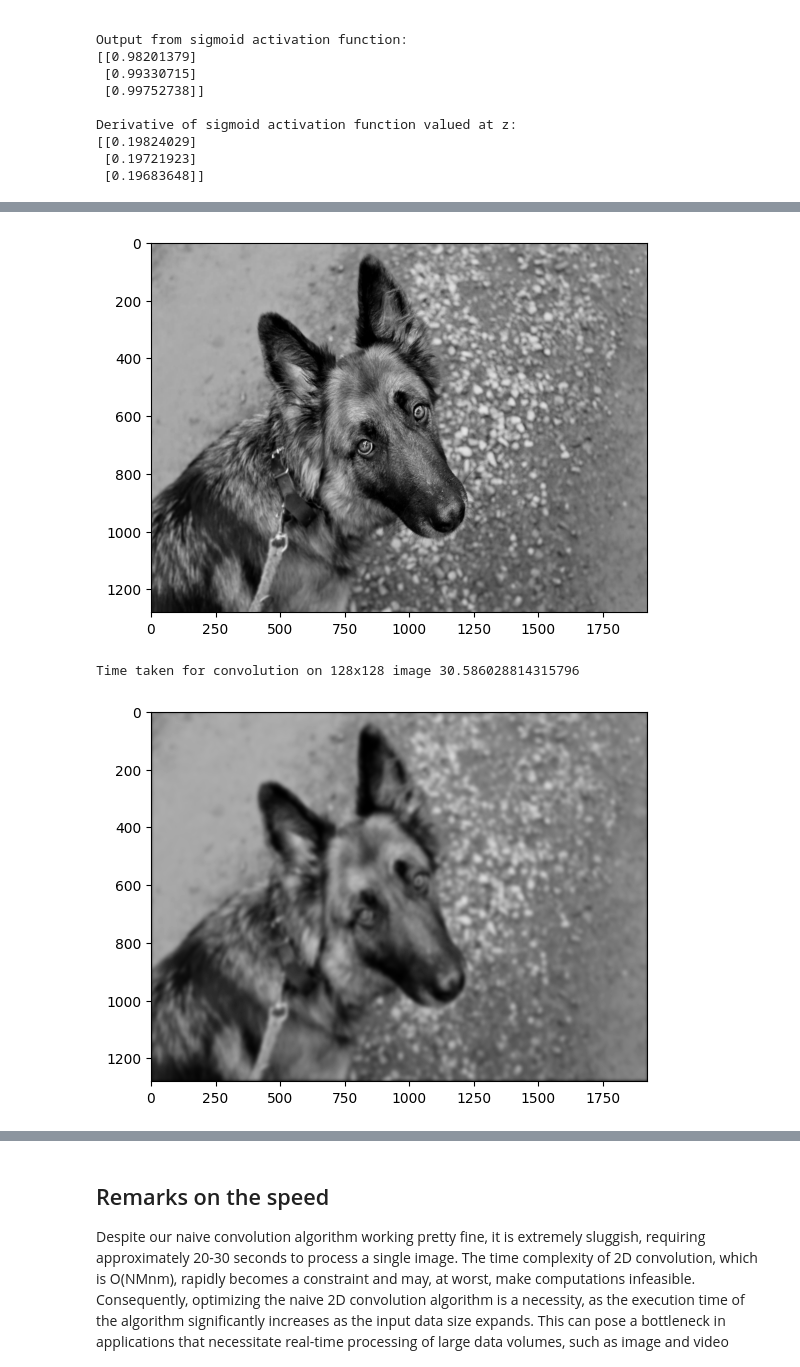
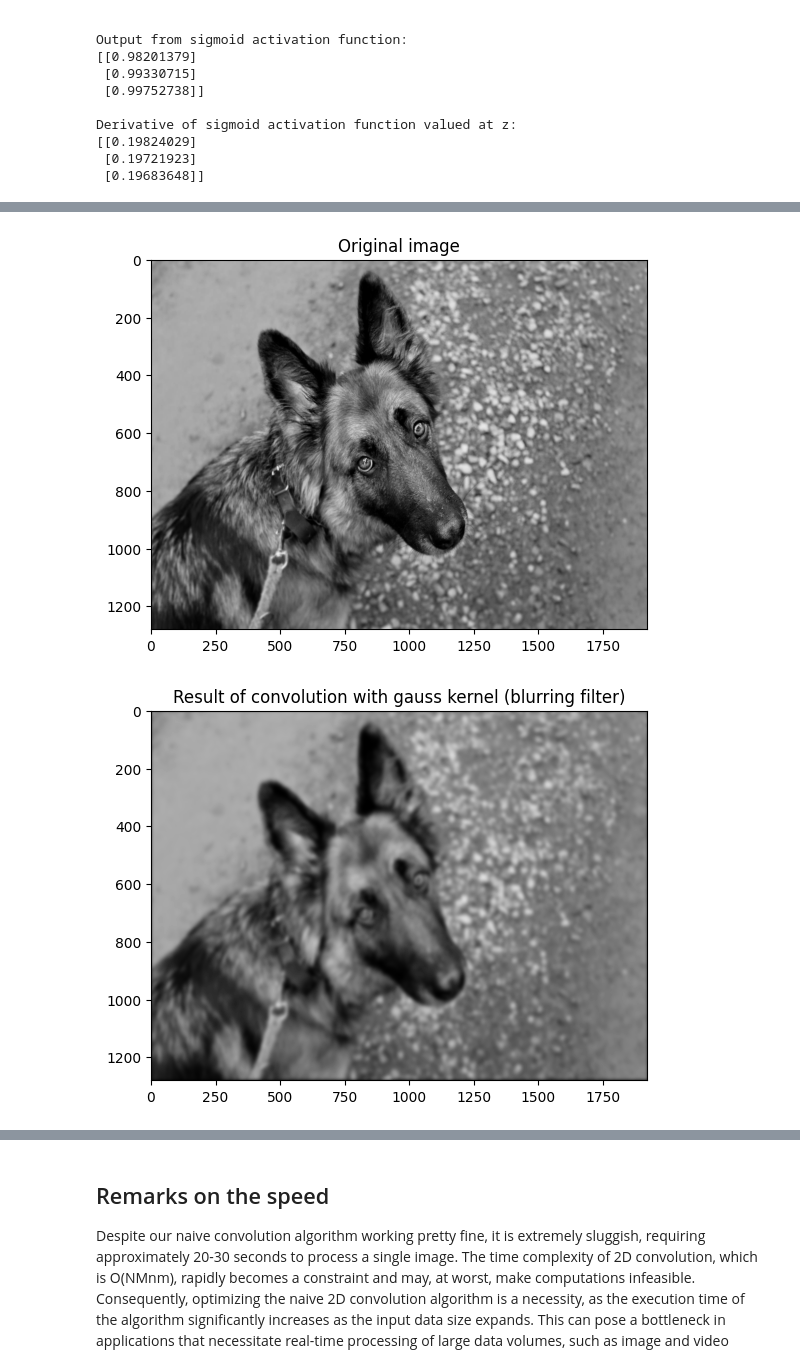
Before and after one commit to EricEReber/CNN, a Jupyter notebook: doc/CNN_in_Python.ipynb, the cells around one changed output, grey strips where cells are left out. Cells and saved outputs as stored; diff of their text form; code cells hidden in the pictures.

```diff
--- a/doc/CNN_in_Python.ipynb
+++ b/doc/CNN_in_Python.ipynb
@@ -500,84 +540,40 @@ import numpy as np
 import imageio.v3 as imageio
 import matplotlib.pyplot as plt
 import time
-
-def padding(img, kernel):
-    new_height = img.shape[0] + (kernel.shape[0] // 2) * 2
-    new_width = img.shape[1] + (kernel.shape[1] // 2) * 2
-    k_height = kernel.shape[0] // 2
-
-    padded_img = np.zeros((new_height, new_width))
-
-    padded_img[k_height : new_height - k_height, k_height : new_width - k_height] = img[
-        :, :
-    ]
-
-    return padded_img
 
 def generate_gauss_mask(sigma, K=1):
     side = np.ceil(1 + 8 * sigma)
     y, x = np.mgrid[-side // 2 + 1 : (side // 2) + 1, -side // 2 + 1 : (side // 2) + 1]
     ker_coef = K / (2 * np.pi * sigma**2)
     g = np.exp(-((x**2 + y**2) / (2.0 * sigma**2)))
 
     return g, ker_coef
 
 
-def conv2D(image, kernel, stride=1, pad="zero"):
-    for i in range(2):
-        kernel = np.rot90(kernel)
-
-    # The kernel is quadratic, thus we only need one of its dimensions
-    half_dim = kernel.shape[0] // 2
-
-    if pad == "zero":
-        conv_image = np.zeros(image.shape)
-        pad_image = padding(image, kernel)
-    else:
-        conv_image = np.zeros(
-            (image.shape[0] - kernel.shape[0], image.shape[1] - kernel.shape[1])
-        )
-        pad_image = image[:, :]
-
-    for i in range(half_dim, conv_image.shape[0] + half_dim, stride):
-        for j in range(half_dim, conv_image.shape[1] + half_dim, stride):
-            conv_image[i - half_dim, j - half_dim] = np.sum(
-                pad_image[
-                    i - half_dim : i + half_dim + 1, j - half_dim : j + half_dim + 1
-                ]
-                * kernel
-            )
-
-    return conv_image
-
 img_path = "../data/IMG-2167.JPG"
 image_of_cute_dog = imageio.imread(img_path, mode='L')
 
 plt.imshow(image_of_cute_dog, cmap="gray", vmin=0, vmax=255, aspect="auto")
+plt.title("Original image")
 plt.show()
 
 gauss, kernel = generate_gauss_mask(sigma=6)
-gauss_filter = gauss*kernel
+gauss_kernel = gauss*kernel
 
-start_time = time.time()
-filtered_image = conv2D(image_of_cute_dog, kernel=gauss_filter)
-print(f'Time taken for convolution on 128x128 image {time.time() - start_time}')
+filtered_image = convolve(image_of_cute_dog, gauss_filter)
 plt.imshow(filtered_image, cmap="gray", vmin=0, vmax=255, aspect="auto")
+plt.title("Result of convolution with gauss kernel (blurring filter)")
 plt.show()
 
-sobel_x = np.array([[1, 0, 1],
-                    [2, 0, -2],
-                    [1, 0, -1]])
-
-sobel_y = np.array([[1, 2, 1],
+sobel_kernel = np.array([[1, 2, 1],
                     [0, 0, 0],
                     [-1, -2, -1]])
 
-filtered_image = conv2D(image_of_cute_dog, kernel=sobel_y)
+filtered_image = conv2D(image_of_cute_dog, sobel_kernel)
 
 plt.imshow(filtered_image, cmap="gray", vmin=0, vmax=255, aspect="auto")
+plt.title("Result of convolution with sobel kernel (edge detection filter)")
 plt.show()
 # %% [output]
-[figure, old version]
+[figure, new version]
-Time taken for convolution on 128x128 image 30.586028814315796
-[figure, old version]
+[figure, new version]
```
Also changed, not shown: parts of 36 cells of this notebook.
